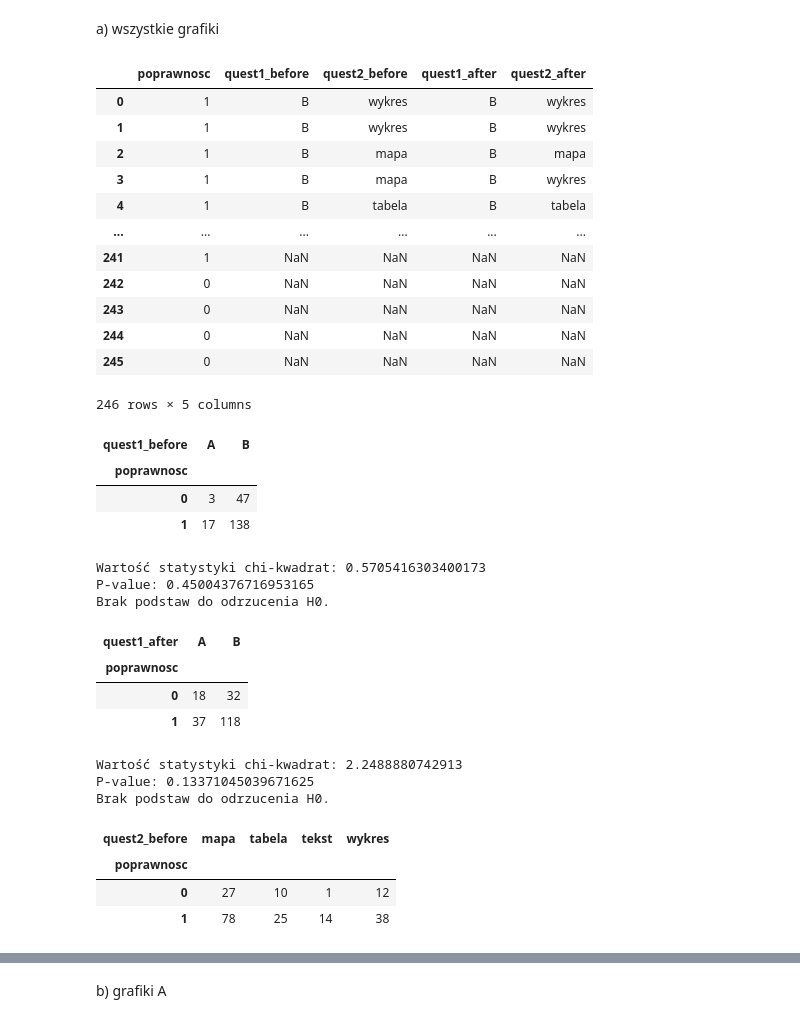
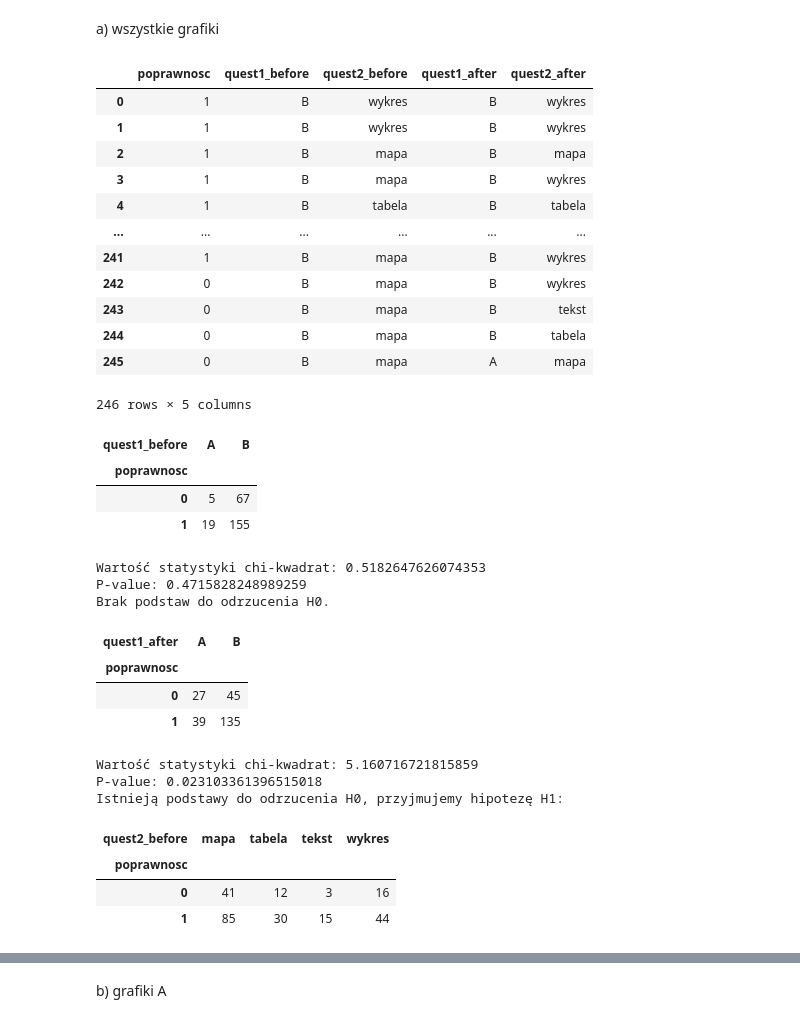
Before and after one commit to MartaSolarz/Master_thesis, a Jupyter notebook: statistical_tests/poprawnosc_vs_quest12.ipynb, the cells around one changed output, grey strips where cells are left out. Drawn from its saved outputs; the diff is of its cells as text; code cells hidden in the pictures.

```diff
--- a/statistical_tests/poprawnosc_vs_quest12.ipynb
+++ b/statistical_tests/poprawnosc_vs_quest12.ipynb
@@ -114,32 +114,32 @@ ALPHA = 0.05
 # %% [markdown]
 a) wszystkie grafiki
 # %%
-quest1_before = [df_merge['Quest1_before'] for i in range(5)]
-quest2_before = [df_merge['Quest2_before'] for i in range(5)]
-quest1_after = [df_merge['Quest1_after'] for i in range(5)]
-quest2_after = [df_merge['Quest2_after'] for i in range(5)]
+quest1_before = [df_merge['Quest1_before'] for i in range(6)]
+quest2_before = [df_merge['Quest2_before'] for i in range(6)]
+quest1_after = [df_merge['Quest1_after'] for i in range(6)]
+quest2_after = [df_merge['Quest2_after'] for i in range(6)]
 
 popr = []
 for col in df_answers.columns.tolist():
     if col.endswith('corr'):
         popr.append(df_answers[col])
 
 df = prepate_set(popr, quest1_before, quest1_after, quest2_before, quest2_after)
 
 df
 # %% [output]
 |  | poprawnosc | quest1_before | quest2_before | quest1_after | quest2_after |
 | 0 | 1 | B | wykres | B | wykres |
 | 1 | 1 | B | wykres | B | wykres |
 | 2 | 1 | B | mapa | B | mapa |
 | 3 | 1 | B | mapa | B | wykres |
 | 4 | 1 | B | tabela | B | tabela |
 | ... | ... | ... | ... | ... | ... |
-| 241 | 1 | NaN | NaN | NaN | NaN |
-| 242 | 0 | NaN | NaN | NaN | NaN |
-| 243 | 0 | NaN | NaN | NaN | NaN |
-| 244 | 0 | NaN | NaN | NaN | NaN |
-| 245 | 0 | NaN | NaN | NaN | NaN |
+| 241 | 1 | B | mapa | B | wykres |
+| 242 | 0 | B | mapa | B | wykres |
+| 243 | 0 | B | mapa | B | tekst |
+| 244 | 0 | B | mapa | B | tabela |
+| 245 | 0 | B | mapa | A | mapa |
 246 rows × 5 columns
 # %%
 # Mapa vs Inne formy - before
@@ -148,13 +148,13 @@ contingency_table_q1_b
 # %% [output]
 | quest1_before | A | B |
 | poprawnosc |  |  |
-| 0 | 3 | 47 |
-| 1 | 17 | 138 |
+| 0 | 5 | 67 |
+| 1 | 19 | 155 |
 # %%
 conduct_chi2test(contingency_table_q1_b, ALPHA)
 # %% [output]
-Wartość statystyki chi-kwadrat: 0.5705416303400173
-P-value: 0.45004376716953165
+Wartość statystyki chi-kwadrat: 0.5182647626074353
+P-value: 0.4715828248989259
 Brak podstaw do odrzucenia H0.
 # %%
 # Mapa vs Inne formy - after
@@ -163,14 +163,14 @@ contingency_table_q1_a
 # %% [output]
 | quest1_after | A | B |
 | poprawnosc |  |  |
-| 0 | 18 | 32 |
-| 1 | 37 | 118 |
+| 0 | 27 | 45 |
+| 1 | 39 | 135 |
 # %%
 conduct_chi2test(contingency_table_q1_a, ALPHA)
 # %% [output]
-Wartość statystyki chi-kwadrat: 2.2488880742913
-P-value: 0.13371045039671625
-Brak podstaw do odrzucenia H0.
+Wartość statystyki chi-kwadrat: 5.160716721815859
+P-value: 0.023103361396515018
+Istnieją podstawy do odrzucenia H0, przyjmujemy hipotezę H1:
 # %%
 # Mapa vs Wykres vs Tabela vs Tekst - before
 contingency_table_q2_b = create_contingency_table(df, 'quest2_before')
@@ -178,8 +178,8 @@ contingency_table_q2_b
 # %% [output]
 | quest2_before | mapa | tabela | tekst | wykres |
 | poprawnosc |  |  |  |  |
-| 0 | 27 | 10 | 1 | 12 |
-| 1 | 78 | 25 | 14 | 38 |
+| 0 | 41 | 12 | 3 | 16 |
+| 1 | 85 | 30 | 15 | 44 |
 # %%
 conduct_chi2test(contingency_table_q1_b, ALPHA)
 # %% [output]
```
Also changed, not shown: parts of 5 cells of this notebook.
